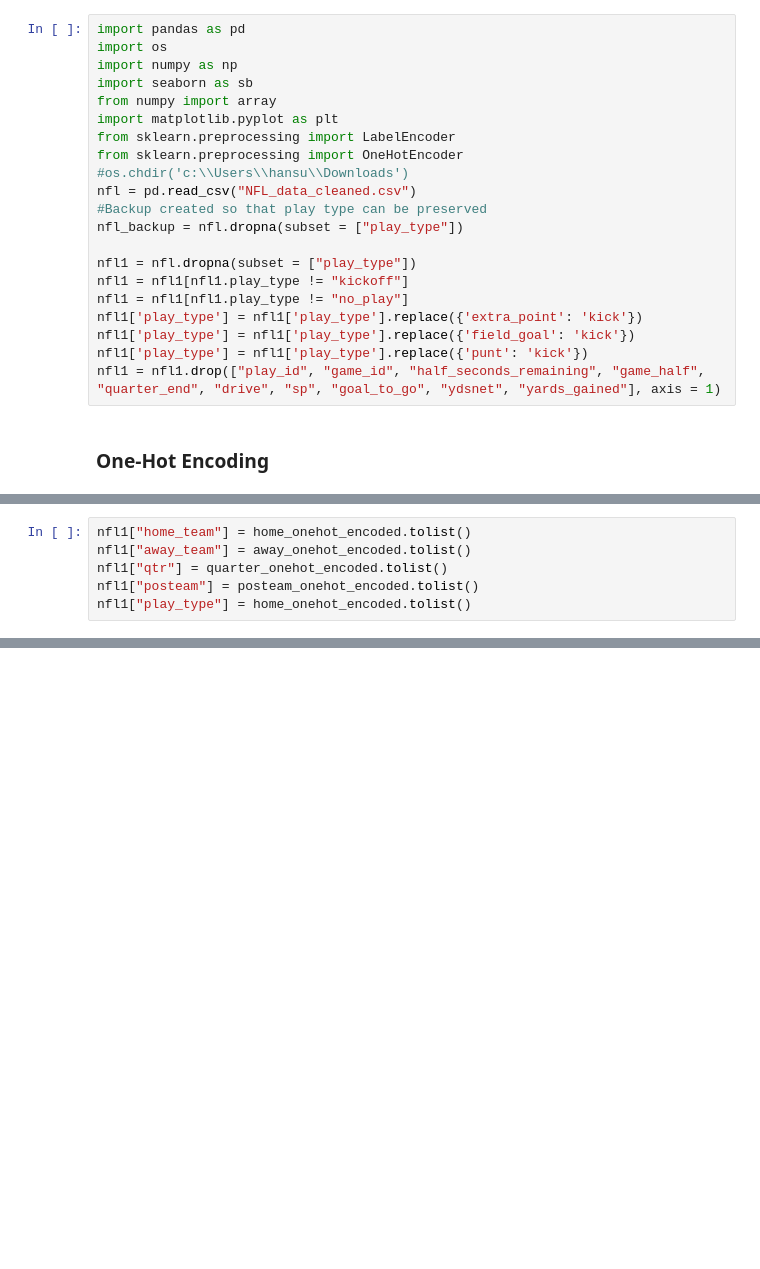
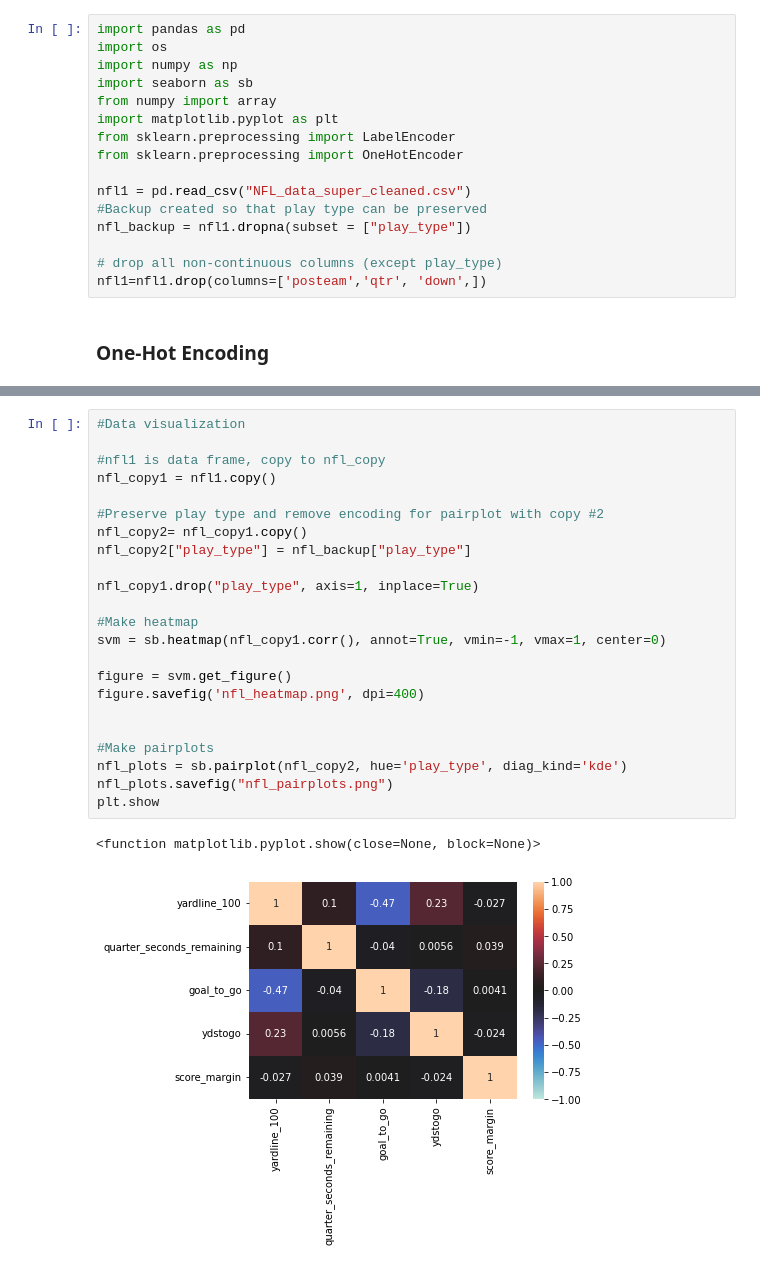
Before and after one commit to nnathalied/ECS-171-Team-19, a Jupyter notebook: Data_PreProcessing_Code/ECS171project_plots.ipynb, the cells around one changed output, grey strips where cells are left out. Saved outputs shown, nothing was run; the diff lists cells and outputs as text; blank space fills up the shorter version.

Commit message:
cleaned all preprocessing and visualization code so far

```diff
--- a/Data_PreProcessing_Code/ECS171project_plots.ipynb
+++ b/Data_PreProcessing_Code/ECS171project_plots.ipynb
@@ -9,17 +12,12 @@ from numpy import array
 import matplotlib.pyplot as plt
 from sklearn.preprocessing import LabelEncoder
 from sklearn.preprocessing import OneHotEncoder
-#os.chdir('c:\\Users\\hansu\\Downloads')
-nfl = pd.read_csv("NFL_data_cleaned.csv")
+
+nfl1 = pd.read_csv("NFL_data_super_cleaned.csv")
 #Backup created so that play type can be preserved
-nfl_backup = nfl.dropna(subset = ["play_type"])
+nfl_backup = nfl1.dropna(subset = ["play_type"])
 
-nfl1 = nfl.dropna(subset = ["play_type"])
-nfl1 = nfl1[nfl1.play_type != "kickoff"]
-nfl1 = nfl1[nfl1.play_type != "no_play"]
-nfl1['play_type'] = nfl1['play_type'].replace({'extra_point': 'kick'})
-nfl1['play_type'] = nfl1['play_type'].replace({'field_goal': 'kick'})
-nfl1['play_type'] = nfl1['play_type'].replace({'punt': 'kick'})
-nfl1 = nfl1.drop(["play_id", "game_id", "half_seconds_remaining", "game_half", "quarter_end", "drive", "sp", "goal_to_go", "ydsnet", "yards_gained"], axis = 1)
+# drop all non-continuous columns (except play_type)
+nfl1=nfl1.drop(columns=['posteam','qtr', 'down',])
 # %% [markdown]
 ### One-Hot Encoding
@@ -102,6 +23,0 @@ nfl1["play_type"] = home_onehot_encoded.tolist()
-# %%
-nfl1["home_team"] = home_onehot_encoded.tolist()
-nfl1["away_team"] = away_onehot_encoded.tolist()
-nfl1["qtr"] = quarter_onehot_encoded.tolist()
-nfl1["posteam"] = posteam_onehot_encoded.tolist()
-nfl1["play_type"] = home_onehot_encoded.tolist()
@@ -167,0 +54,26 @@ plt.show
+# %%
+#Data visualization
+
+#nfl1 is data frame, copy to nfl_copy
+nfl_copy1 = nfl1.copy()
+
+#Preserve play type and remove encoding for pairplot with copy #2
+nfl_copy2= nfl_copy1.copy()
+nfl_copy2["play_type"] = nfl_backup["play_type"]
+
+nfl_copy1.drop("play_type", axis=1, inplace=True)
+
+#Make heatmap
+svm = sb.heatmap(nfl_copy1.corr(), annot=True, vmin=-1, vmax=1, center=0)
+
+figure = svm.get_figure()
+figure.savefig('nfl_heatmap.png', dpi=400)
+
+
+#Make pairplots
+nfl_plots = sb.pairplot(nfl_copy2, hue='play_type', diag_kind='kde')
+nfl_plots.savefig("nfl_pairplots.png")
+plt.show
+# %% [output]
+<function matplotlib.pyplot.show(close=None, block=None)>
+[figure, added]
```
Also changed, not shown: parts of 10 cells of this notebook, 7 other files.
